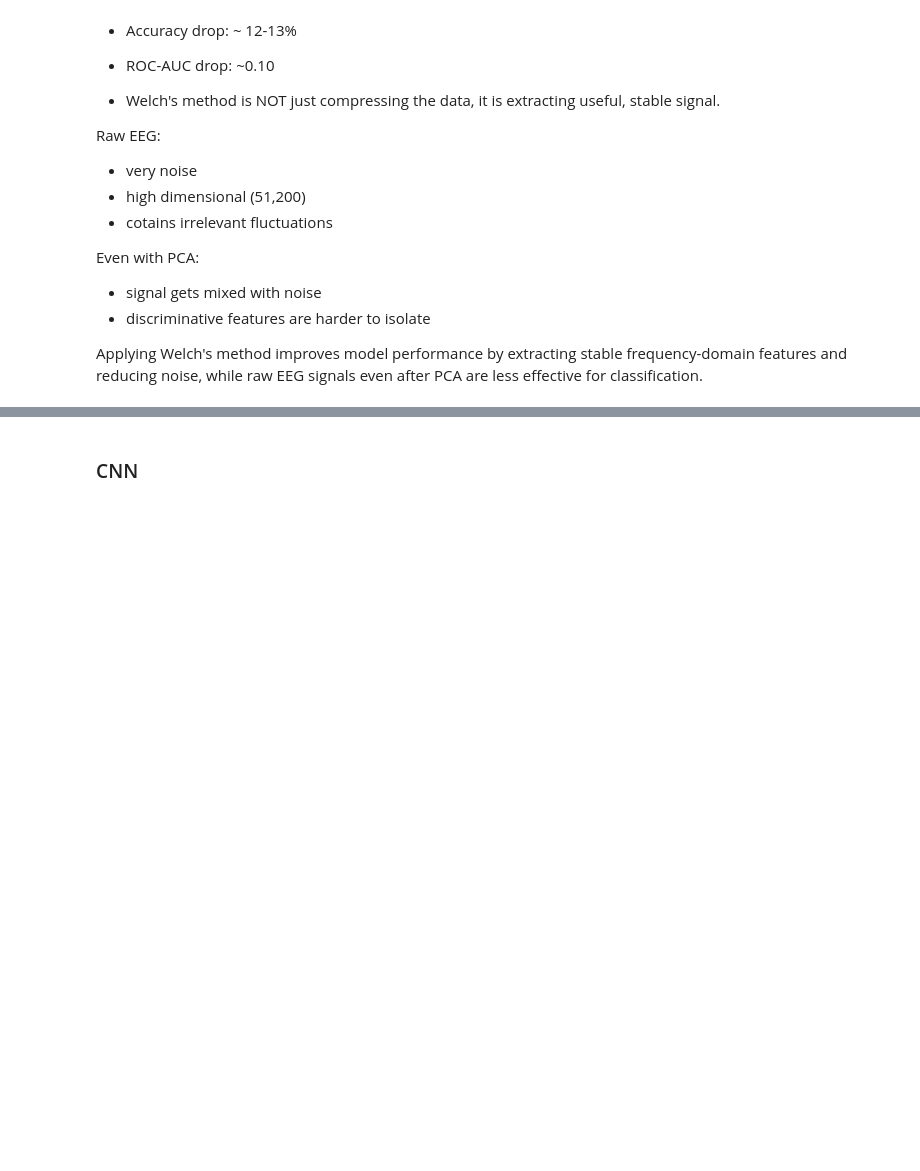
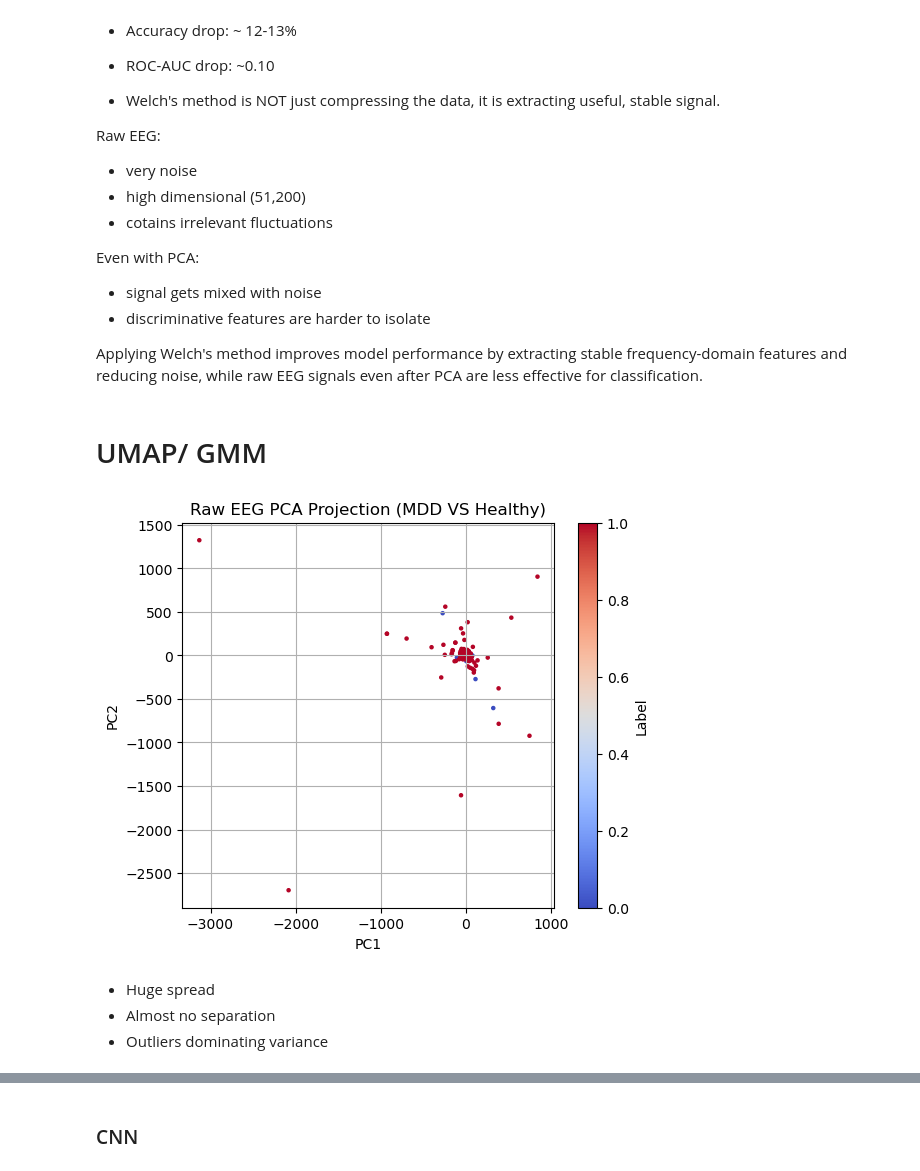
Before and after one commit to BJAngulo/MSSE-277b-final-project-, a Jupyter notebook: notebooks/Raw EEG.ipynb, the cells around one changed output, grey strips where cells are left out. Saved outputs shown, nothing was run; the diff lists cells and outputs as text; code cells hidden in the pictures; blank space fills up the shorter version.

Commit message:
"added pca plot, umap clustering, and gmm clustering for raw  eeg"

```diff
--- a/notebooks/Raw EEG.ipynb
+++ b/notebooks/Raw EEG.ipynb
@@ -1166,3 +1148,39 @@ Even with PCA:
 - discriminative features are harder to isolate
 
 Applying Welch's method improves model performance by extracting stable frequency-domain features and reducing noise, while raw EEG signals even after PCA are less effective for classification.
+# %% [markdown]
+# UMAP/ GMM
+# %%
+# Need PCA explicitly
+# scale first
+scaler_raw = StandardScaler()
+X_raw_10_scaled = scaler_raw.fit_transform(X_raw_10_flat)
+
+# PCA
+pca_raw = PCA(n_components=50, random_state=42)
+X_raw_10_pca = pca_raw.fit_transform(X_raw_10_scaled)
+# %%
+# plot PCA
+
+plt.figure(figsize=(6,5))
+
+plt.scatter(
+    X_raw_10_pca[:,0],
+    X_raw_10_pca[:,1],
+    c=y_raw_10,
+    cmap="coolwarm",
+    s=5
+)
+
+plt.title("Raw EEG PCA Projection (MDD VS Healthy)")
+plt.xlabel("PC1")
+plt.ylabel("PC2")
+plt.colorbar(label="Label")
+plt.grid(True)
+plt.show()
+# %% [output]
+[figure, added]
+# %% [markdown]
+- Huge spread
+- Almost no separation
+- Outliers dominating variance
```
Also changed, not shown: parts of 15 cells of this notebook.
